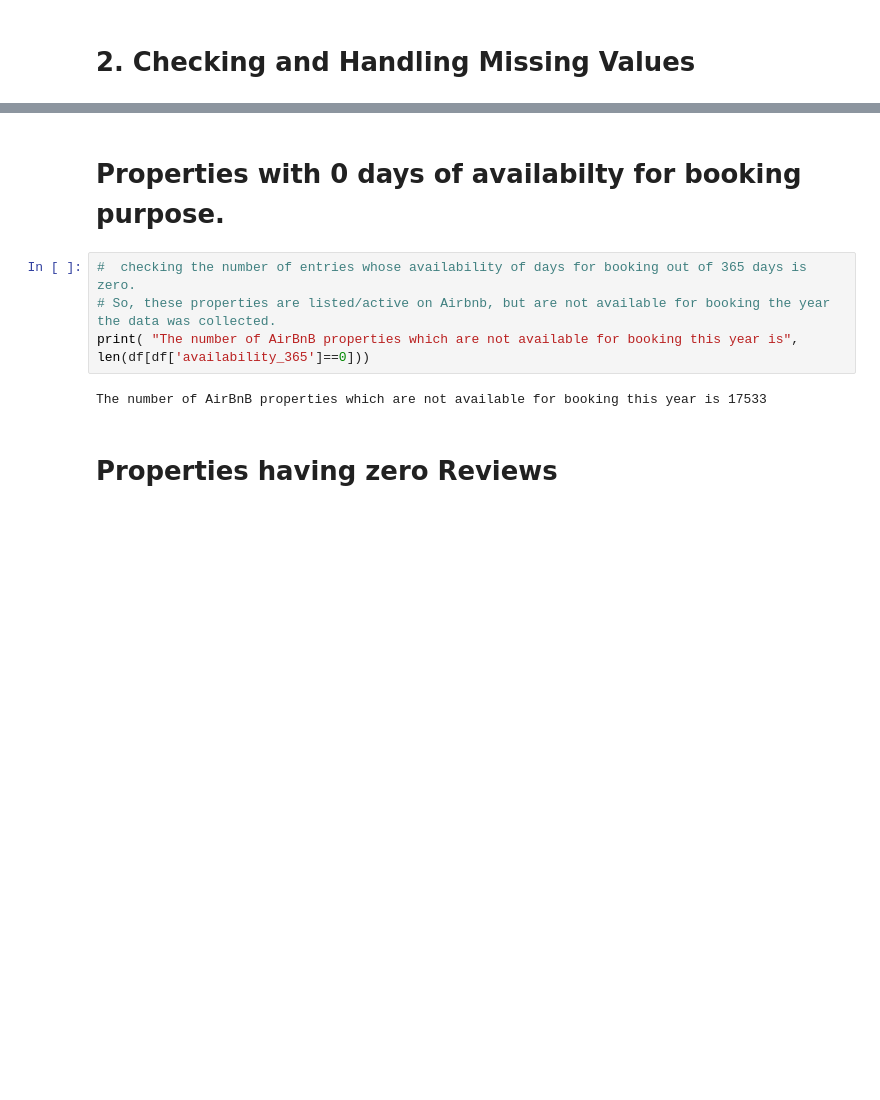
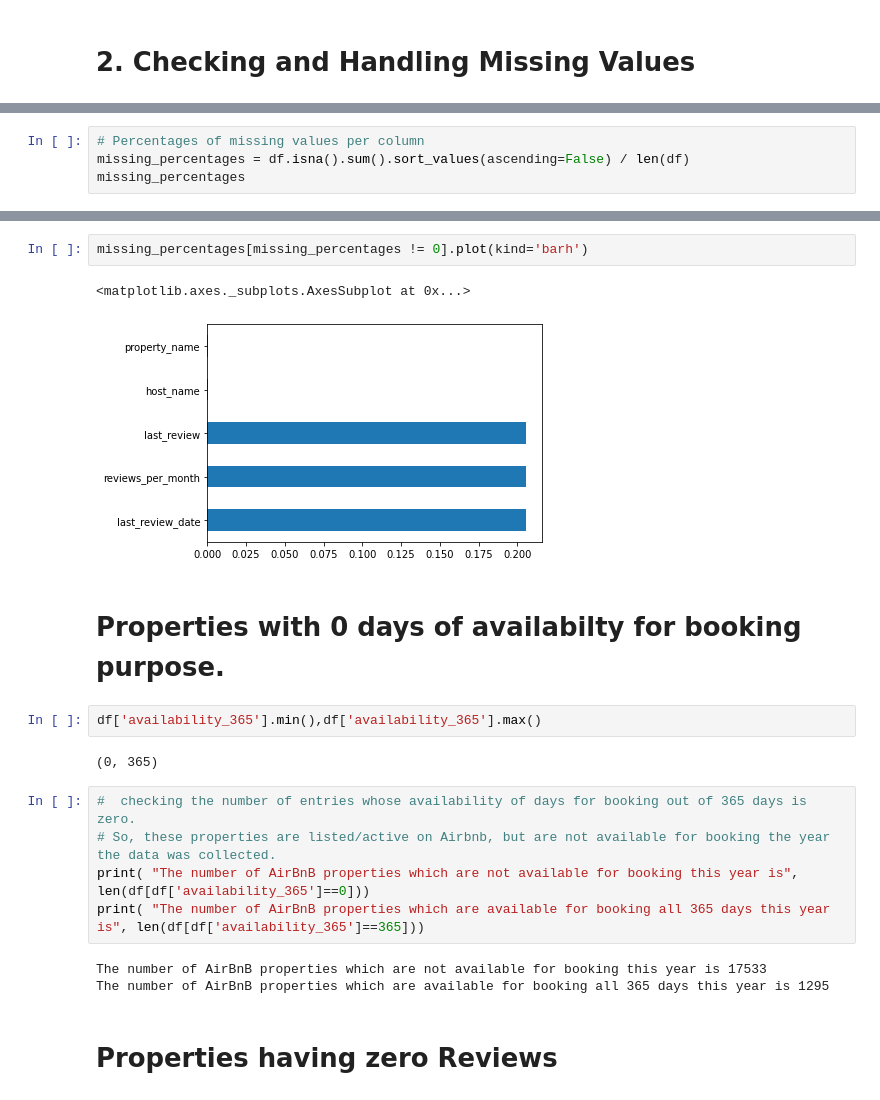
Before and after one commit to 20rashmi128/NYC2019-Airbnb-Bookings-Analysis, a Jupyter notebook: Notebook_Airbnb_Bookings_Analysis.ipynb, the cells around one changed output, grey strips where cells are left out. Drawn from its saved outputs; the diff is of its cells as text; blank space fills up the shorter version.

```diff
--- a/Notebook_Airbnb_Bookings_Analysis.ipynb
+++ b/Notebook_Airbnb_Bookings_Analysis.ipynb
@@ -235,0 +241,4 @@ df[df.property_name.isnull()]
+# %%
+# Percentages of missing values per column
+missing_percentages = df.isna().sum().sort_values(ascending=False) / len(df)
+missing_percentages
@@ -236,11 +264,22 @@ df[df.property_name.isnull()]
+# %%
+missing_percentages[missing_percentages != 0].plot(kind='barh')
+# %% [output]
+<matplotlib.axes._subplots.AxesSubplot at 0x...>
+[figure, added]
 # %% [markdown]
 # Properties with 0 days of availabilty for booking purpose.
+# %%
+df['availability_365'].min(),df['availability_365'].max()
+# %% [output]
+(0, 365)
 # %%
 #  checking the number of entries whose availability of days for booking out of 365 days is zero.
 # So, these properties are listed/active on Airbnb, but are not available for booking the year the data was collected.
 print( "The number of AirBnB properties which are not available for booking this year is", len(df[df['availability_365']==0]))
+print( "The number of AirBnB properties which are available for booking all 365 days this year is", len(df[df['availability_365']==365]))
 # %% [output]
 The number of AirBnB properties which are not available for booking this year is 17533
+The number of AirBnB properties which are available for booking all 365 days this year is 1295
 # %% [markdown]
 # Properties having zero Reviews
 # %%
```
Also changed, not shown: parts of 48 cells of this notebook.
